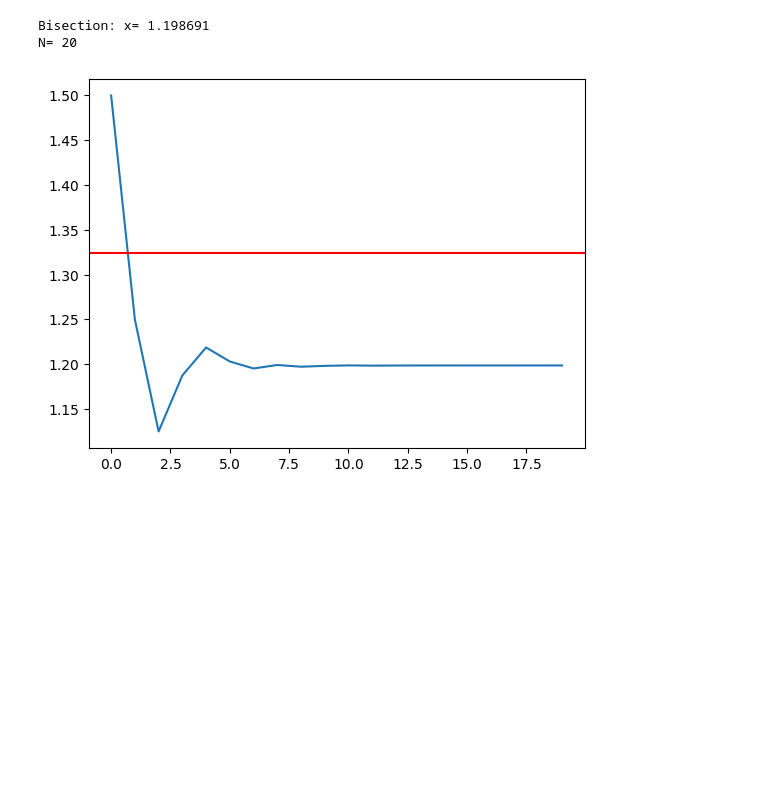
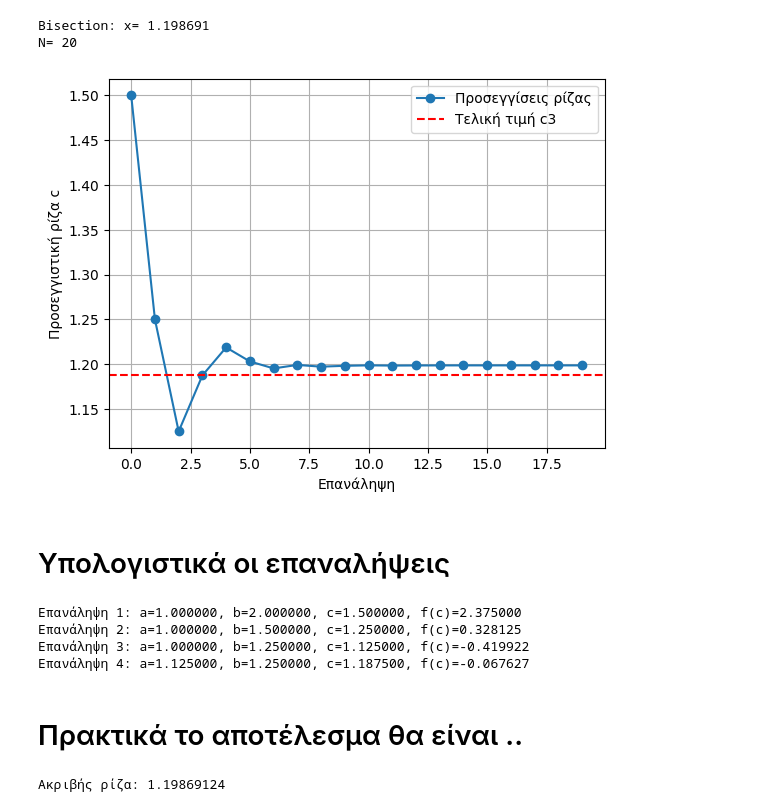
Before and after one commit to costpetrides/Computational-Physics, a Jupyter notebook: Roots Finding/5.ipynb, the cells around one changed output. Drawn from its saved outputs; the diff is of its cells as text; code cells hidden in the pictures; blank space fills up the shorter version.

```diff
--- a/Roots Finding/5.ipynb
+++ b/Roots Finding/5.ipynb
@@ -3,33 +3,78 @@
 # %%
 import numpy as np
 import matplotlib.pyplot as plt
 
 def f(x):
   return x**3 + 2*x**2 - 3*x - 1
 
+bis = []
+a = 1
+b = 2
 
-bis=[]
-a=1
-b=2
-c=0
 for i in range(1000):
-  c=(a+b)/2
-  if f(a)*f(c)<0:
-    b=c
-  if f(c)*f(b)<0:
-    a=c
-  bis+=[c]
-  if abs(f(c))<1.e-6:
+  c = (a + b) / 2
+  if f(a) * f(c) < 0:
+    b = c
+  elif f(c) * f(b) < 0:
+    a = c
+  bis.append(c)
+  if abs(f(c)) < 1.e-6:
     break
 
-N=len(bis)
+N = len(bis)
 
-print('Bisection: x= %.6f'  %(bis[-1]))
-print('N= %.f' %(N))
-plt.plot(bis)
-plt.axhline(y = 1.324718, c='red')
+print('Bisection: x= %.6f' % bis[-1])
+print('N= %d' % N)
+
+plt.plot(bis, marker='o', label='Προσεγγίσεις ρίζας')
+plt.axhline(y=1.1875, color='red', linestyle='--', label='Τελική τιμή c3')
+plt.xlabel('Επανάληψη')
+plt.ylabel('Προσεγγιστική ρίζα c')
+plt.legend()
+plt.grid(True)
 plt.show()
 # %% [output]
 Bisection: x= 1.198691
 N= 20
-[figure, old version]
+[figure, new version]
+# %% [markdown]
+# Υπολογιστικά οι επαναλήψεις
+# %%
+def f(x):
+    return x**3 + 2*x**2 - 3*x - 1
+
+a = 1
+b = 2
+tol = 1e-6
+max_iter = 4  # τέσσερις επαναλήψεις
+
+for i in range(max_iter):
+    c = (a + b) / 2
+    fc = f(c)
+    print(f"Επανάληψη {i+1}: a={a:.6f}, b={b:.6f}, c={c:.6f}, f(c)={fc:.6f}")
+
+    if abs(fc) < tol:
+        print(f"Σύγκλιση με |f(c)| < {tol}")
+        break
+
+    if f(a) * fc < 0:
+        b = c
+    else:
+        a = c
+# %% [output]
+Επανάληψη 1: a=1.000000, b=2.000000, c=1.500000, f(c)=2.375000
+Επανάληψη 2: a=1.000000, b=1.500000, c=1.250000, f(c)=0.328125
+Επανάληψη 3: a=1.000000, b=1.250000, c=1.125000, f(c)=-0.419922
+Επανάληψη 4: a=1.125000, b=1.250000, c=1.187500, f(c)=-0.067627
+# %% [markdown]
+# Πρακτικά το αποτέλεσμα θα είναι ..
+# %%
+from scipy.optimize import brentq
+
+def f(x):
+    return x**3 + 2*x**2 - 3*x -1
+
+root = brentq(f, 1, 2)
+print(f"Ακριβής ρίζα: {root:.8f}")
+# %% [output]
+Ακριβής ρίζα: 1.19869124
```
